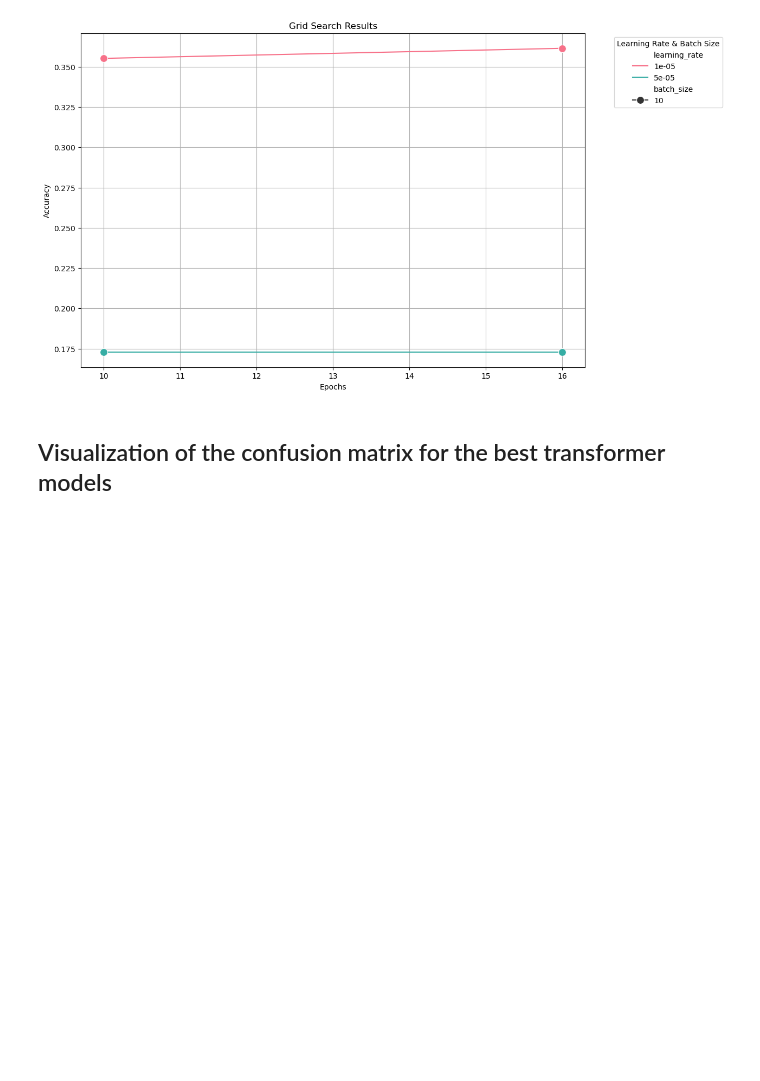
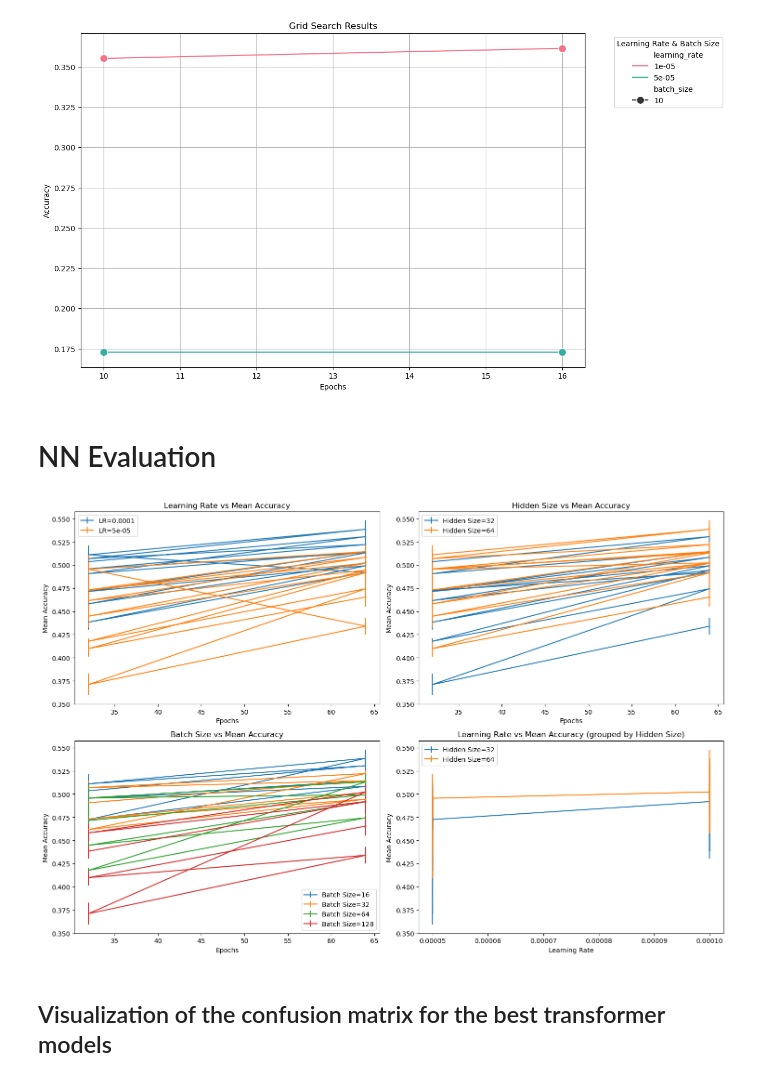
Before and after one commit to BeatriceVaienti/dsml_project, a Jupyter notebook: notebooks/models_evaluation_viz.ipynb, the cells around one changed output. Drawn from its saved outputs; the diff is of its cells as text; code cells hidden in the pictures; blank space fills up the shorter version.

```diff
--- a/notebooks/models_evaluation_viz.ipynb
+++ b/notebooks/models_evaluation_viz.ipynb
@@ -141,6 +141,78 @@ color_palette = {lr: color for lr, color in zip(lrs, colors)}
 bss = [10, 16, 32, 40, 45]
 markers = ['o', 's', 'D', '^', 'P']
 marker_dict = {bs: marker for bs, marker in zip(bss, markers)}
+# %% [markdown]
+# NN Evaluation
+# %%
+import pandas as pd
+import json
+import matplotlib.pyplot as plt
+
+# Read the JSON data
+file_path = '../hyperparameters_log/nn_hyperparameter_log_cam-5pos.json'
+with open(file_path, 'r') as file:
+    data = [json.loads(line) for line in file]
+
+# Convert the JSON data to a DataFrame
+df = pd.json_normalize(data)
+
+# Extract relevant columns
+df['learning_rate'] = df['hyperparameters.learning_rate']
+df['hidden_size'] = df['hyperparameters.hidden_size']
+df['batch_size'] = df['hyperparameters.batch_size']
+df['epochs'] = df['hyperparameters.epochs']
+
+# Function to create visualizations
+def visualize_hyperparameters(df):
+    plt.figure(figsize=(15, 10))
+
+    # Learning Rate vs Mean Accuracy
+    plt.subplot(2, 2, 1)
+    for lr in df['learning_rate'].unique():
+        subset = df[df['learning_rate'] == lr]
+        plt.errorbar(subset['epochs'], subset['mean_accuracy'], yerr=subset['std_accuracy'], label=f'LR={lr}')
+    plt.title('Learning Rate vs Mean Accuracy')
+    plt.xlabel('Epochs')
+    plt.ylabel('Mean Accuracy')
+    plt.legend()
+
+    # Hidden Size vs Mean Accuracy
+    plt.subplot(2, 2, 2)
+    for hs in df['hidden_size'].unique():
+        subset = df[df['hidden_size'] == hs]
+        plt.errorbar(subset['epochs'], subset['mean_accuracy'], yerr=subset['std_accuracy'], label=f'Hidden Size={hs}')
+    plt.title('Hidden Size vs Mean Accuracy')
+    plt.xlabel('Epochs')
+    plt.ylabel('Mean Accuracy')
+    plt.legend()
+
+    # Batch Size vs Mean Accuracy
+    plt.subplot(2, 2, 3)
+    for bs in df['batch_size'].unique():
+        subset = df[df['batch_size'] == bs]
+        plt.errorbar(subset['epochs'], subset['mean_accuracy'], yerr=subset['std_accuracy'], label=f'Batch Size={bs}')
+    plt.title('Batch Size vs Mean Accuracy')
+    plt.xlabel('Epochs')
+    plt.ylabel('Mean Accuracy')
+    plt.legend()
+
+    # Learning Rate vs Mean Accuracy grouped by Hidden Size
+    plt.subplot(2, 2, 4)
+    for hs in df['hidden_size'].unique():
+        subset = df[df['hidden_size'] == hs]
+        plt.errorbar(subset['learning_rate'], subset['mean_accuracy'], yerr=subset['std_accuracy'], label=f'Hidden Size={hs}')
+    plt.title('Learning Rate vs Mean Accuracy (grouped by Hidden Size)')
+    plt.xlabel('Learning Rate')
+    plt.ylabel('Mean Accuracy')
+    plt.legend()
+
+    plt.tight_layout()
+    plt.show()
+
+# Call the visualization function
+visualize_hyperparameters(df)
+# %% [output]
+[figure, added]
 # %% [markdown]
 ## Visualization of the confusion matrix for the best transformer models
 # %%
```
Also changed, not shown: parts of 2 cells of this notebook, 16 other files.
